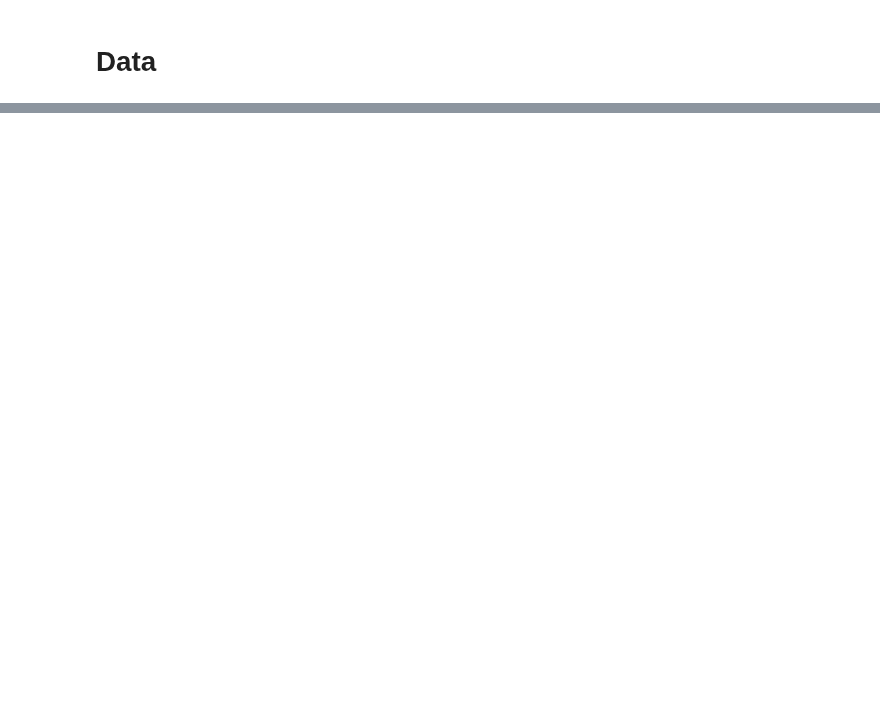
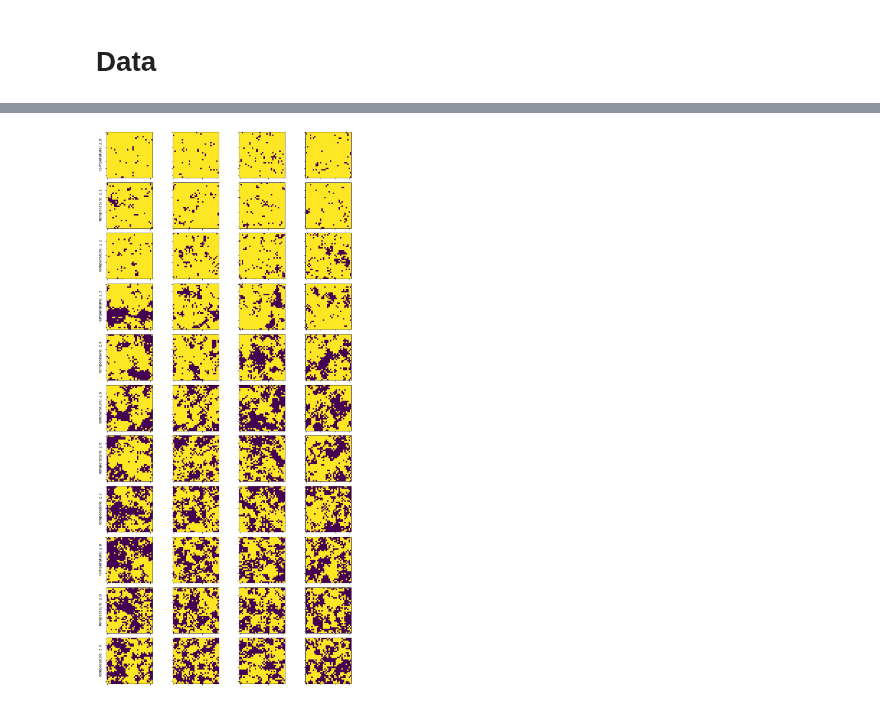
Before and after one commit to pSzyc/Ising, a Jupyter notebook: Model/VAE/VAE_sample.ipynb, the cells around one changed output, grey strips where cells are left out. Cells and saved outputs as stored; diff of their text form; code cells hidden in the pictures; blank space fills up the shorter version.

```diff
--- a/Model/VAE/VAE_sample.ipynb
+++ b/Model/VAE/VAE_sample.ipynb
@@ -256,0 +249,27 @@ plt.savefig("example.png")
+# %%
+import numpy as np
+import matplotlib.pyplot as plt
+
+# Calculate the number of rows needed
+nrows = len(temps)
+
+# Number of samples for each temperature
+ncols = 4
+
+fig, axes = plt.subplots(nrows=nrows, ncols=ncols, figsize=(10, 20))
+plt.subplots_adjust(top=0.96)
+
+for i, ax_row in enumerate(axes):
+    ax_row[0].set_ylabel(titles[i], rotation=90, size='large')
+    temp = temps[i]
+    vae, gm_mean, gm_var = models[temp]
+    predictions = sample_gm(5, vae, gm_mean, gm_var)
+    for j, ax in enumerate(ax_row):
+        ax.yaxis.set_ticklabels([])
+        ax.xaxis.set_ticklabels([])
+        spins = np.random.binomial(1, predictions[j, :, :])
+        ax.imshow(spins, vmin=0, vmax=1)
+
+plt.tight_layout()
+plt.savefig(f"Results/{folder}/plots/samples.svg")
+# %% [output]
@@ -256,0 +278 @@ plt.savefig("example.png")
+[figure, added]
```
Also changed, not shown: parts of 9 cells of this notebook, 3 other files.
